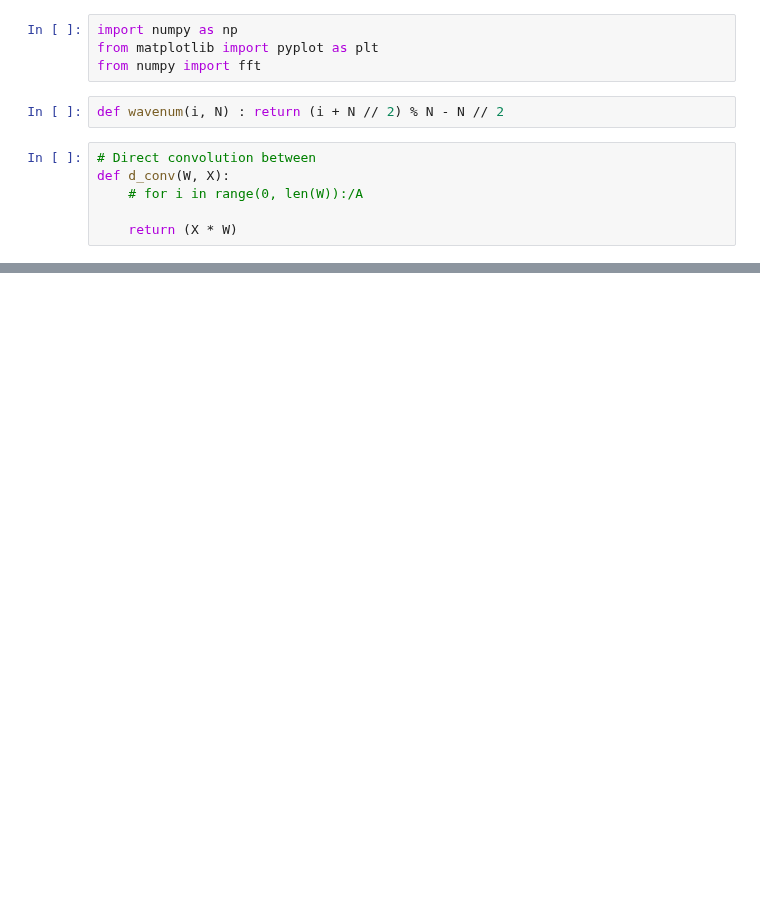
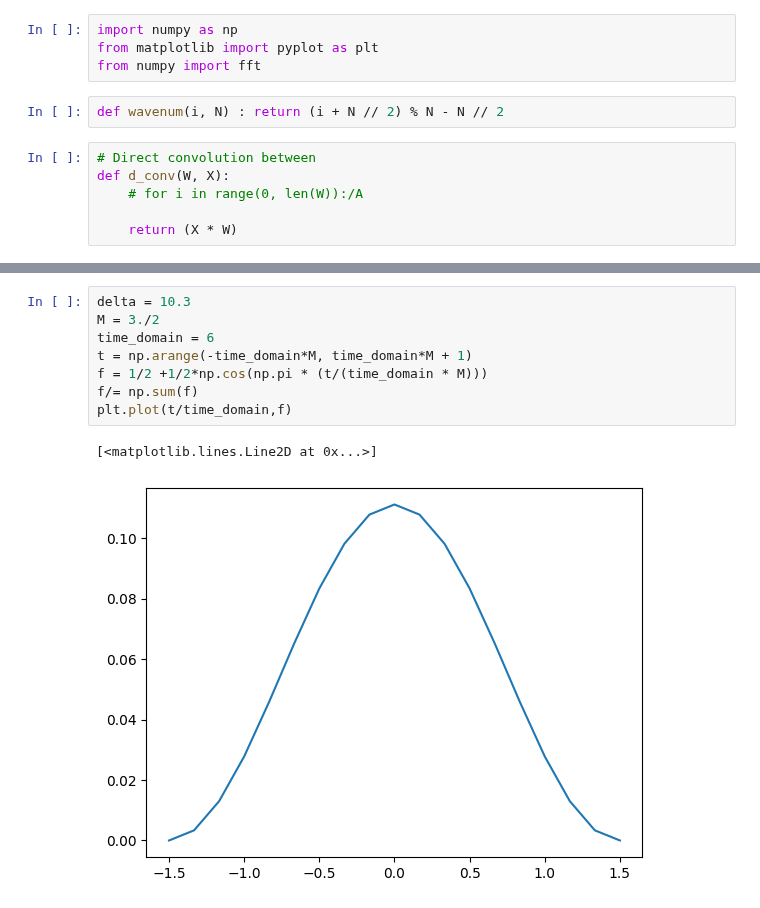
Before and after one commit to DylanReidRamelli/Bachelor-Project-2023, a Jupyter notebook: notebook/direct_convolution.ipynb, the cells around one changed output, grey strips where cells are left out. Cells and saved outputs as stored; diff of their text form; blank space fills up the shorter version.

```diff
--- a/notebook/direct_convolution.ipynb
+++ b/notebook/direct_convolution.ipynb
@@ -44,0 +23,11 @@ TypeError: exp() takes from 1 to 2 positional arguments but 61 were given
+# %%
+delta = 10.3
+M = 3./2
+time_domain = 6
+t = np.arange(-time_domain*M, time_domain*M + 1)
+f = 1/2 +1/2*np.cos(np.pi * (t/(time_domain * M)))
+f/= np.sum(f)
+plt.plot(t/time_domain,f)
+# %% [output]
+[<matplotlib.lines.Line2D at 0x...>]
+[figure, added]
```
Also changed, not shown: parts of 5 cells of this notebook, 2 other files.
